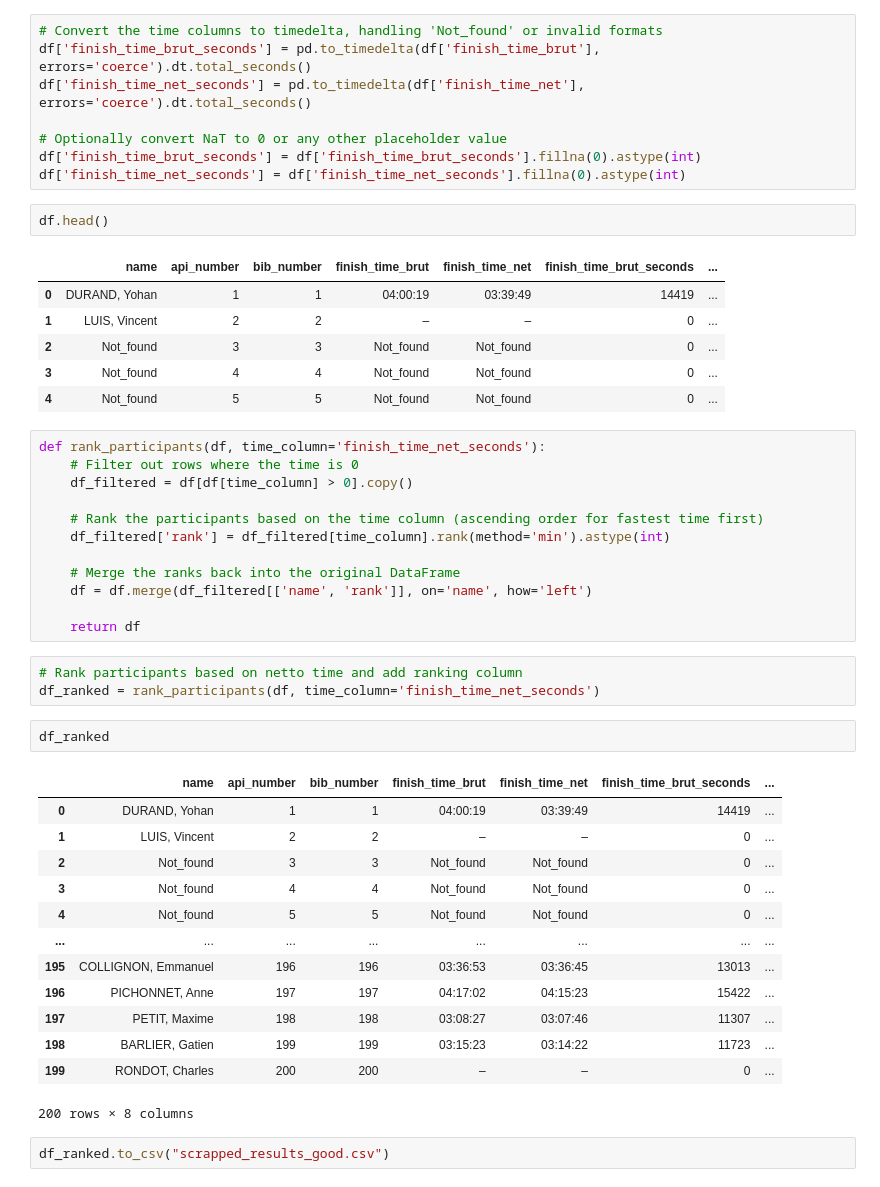
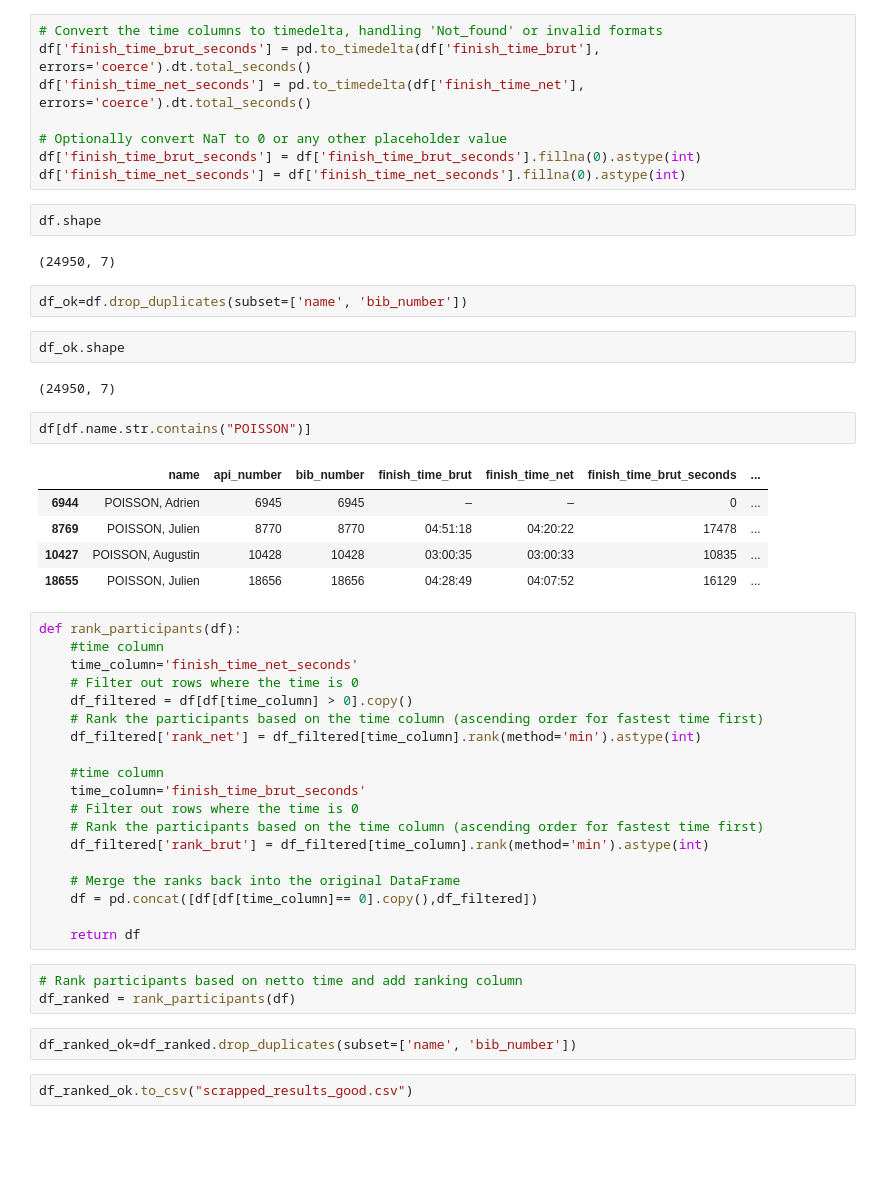
Before and after one commit to JeanMILPIED/marathon-pour-tous-jo2024, a Jupyter notebook: scrap-marathon.ipynb, the cells around one changed output. Cells and saved outputs as stored; diff of their text form; blank space fills up the shorter version.

```diff
--- a/scrap-marathon.ipynb
+++ b/scrap-marathon.ipynb
@@ -105,44 +105,46 @@ df['finish_time_net_seconds'] = pd.to_timedelta(df['finish_time_net'], errors='c
 df['finish_time_brut_seconds'] = df['finish_time_brut_seconds'].fillna(0).astype(int)
 df['finish_time_net_seconds'] = df['finish_time_net_seconds'].fillna(0).astype(int)
 # %%
-df.head()
+df.shape
 # %% [output]
-|  | name | api_number | bib_number | finish_time_brut | finish_time_net | finish_time_brut_seconds | ... |
-| 0 | DURAND, Yohan | 1 | 1 | 04:00:19 | 03:39:49 | 14419 | ... |
-| 1 | LUIS, Vincent | 2 | 2 | – | – | 0 | ... |
-| 2 | Not_found | 3 | 3 | Not_found | Not_found | 0 | ... |
-| 3 | Not_found | 4 | 4 | Not_found | Not_found | 0 | ... |
-| 4 | Not_found | 5 | 5 | Not_found | Not_found | 0 | ... |
+(24950, 7)
+# %%
+df_ok=df.drop_duplicates(subset=['name', 'bib_number'])
+# %%
+df_ok.shape
+# %% [output]
+(24950, 7)
+# %%
+df[df.name.str.contains("POISSON")]
+# %% [output]
+|  | name | api_number | bib_number | finish_time_brut | finish_time_net | finish_time_brut_seconds | ... |
+| 6944 | POISSON, Adrien | 6945 | 6945 | – | – | 0 | ... |
+| 8769 | POISSON, Julien | 8770 | 8770 | 04:51:18 | 04:20:22 | 17478 | ... |
+| 10427 | POISSON, Augustin | 10428 | 10428 | 03:00:35 | 03:00:33 | 10835 | ... |
+| 18655 | POISSON, Julien | 18656 | 18656 | 04:28:49 | 04:07:52 | 16129 | ... |
 # %%
-def rank_participants(df, time_column='finish_time_net_seconds'):
+def rank_participants(df):
+    #time column
+    time_column='finish_time_net_seconds'
     # Filter out rows where the time is 0
     df_filtered = df[df[time_column] > 0].copy()
+    # Rank the participants based on the time column (ascending order for fastest time first)
+    df_filtered['rank_net'] = df_filtered[time_column].rank(method='min').astype(int)
 
+    #time column
+    time_column='finish_time_brut_seconds'
+    # Filter out rows where the time is 0
     # Rank the participants based on the time column (ascending order for fastest time first)
-    df_filtered['rank'] = df_filtered[time_column].rank(method='min').astype(int)
+    df_filtered['rank_brut'] = df_filtered[time_column].rank(method='min').astype(int)
 
     # Merge the ranks back into the original DataFrame
-    df = df.merge(df_filtered[['name', 'rank']], on='name', how='left')
+    df = pd.concat([df[df[time_column]== 0].copy(),df_filtered])
 
     return df
 # %%
 # Rank participants based on netto time and add ranking column
-df_ranked = rank_participants(df, time_column='finish_time_net_seconds')
+df_ranked = rank_participants(df)
-# %%
-df_ranked
-# %% [output]
-|  | name | api_number | bib_number | finish_time_brut | finish_time_net | finish_time_brut_seconds | ... |
-| 0 | DURAND, Yohan | 1 | 1 | 04:00:19 | 03:39:49 | 14419 | ... |
-| 1 | LUIS, Vincent | 2 | 2 | – | – | 0 | ... |
-| 2 | Not_found | 3 | 3 | Not_found | Not_found | 0 | ... |
-| 3 | Not_found | 4 | 4 | Not_found | Not_found | 0 | ... |
-| 4 | Not_found | 5 | 5 | Not_found | Not_found | 0 | ... |
-| ... | ... | ... | ... | ... | ... | ... | ... |
-| 195 | COLLIGNON, Emmanuel | 196 | 196 | 03:36:53 | 03:36:45 | 13013 | ... |
-| 196 | PICHONNET, Anne | 197 | 197 | 04:17:02 | 04:15:23 | 15422 | ... |
-| 197 | PETIT, Maxime | 198 | 198 | 03:08:27 | 03:07:46 | 11307 | ... |
-| 198 | BARLIER, Gatien | 199 | 199 | 03:15:23 | 03:14:22 | 11723 | ... |
-| 199 | RONDOT, Charles | 200 | 200 | – | – | 0 | ... |
-200 rows × 8 columns
+# %%
+df_ranked_ok=df_ranked.drop_duplicates(subset=['name', 'bib_number'])
 # %%
-df_ranked.to_csv("scrapped_results_good.csv")
+df_ranked_ok.to_csv("scrapped_results_good.csv")
```
Also changed, not shown: parts of 9 cells of this notebook, 3 other files.
